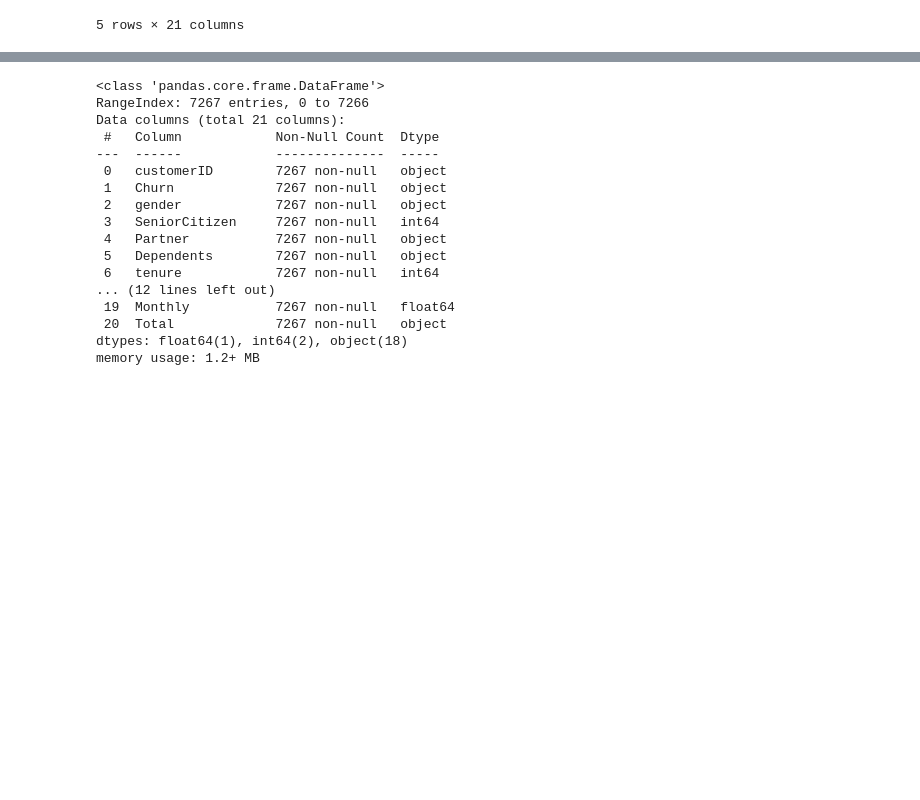
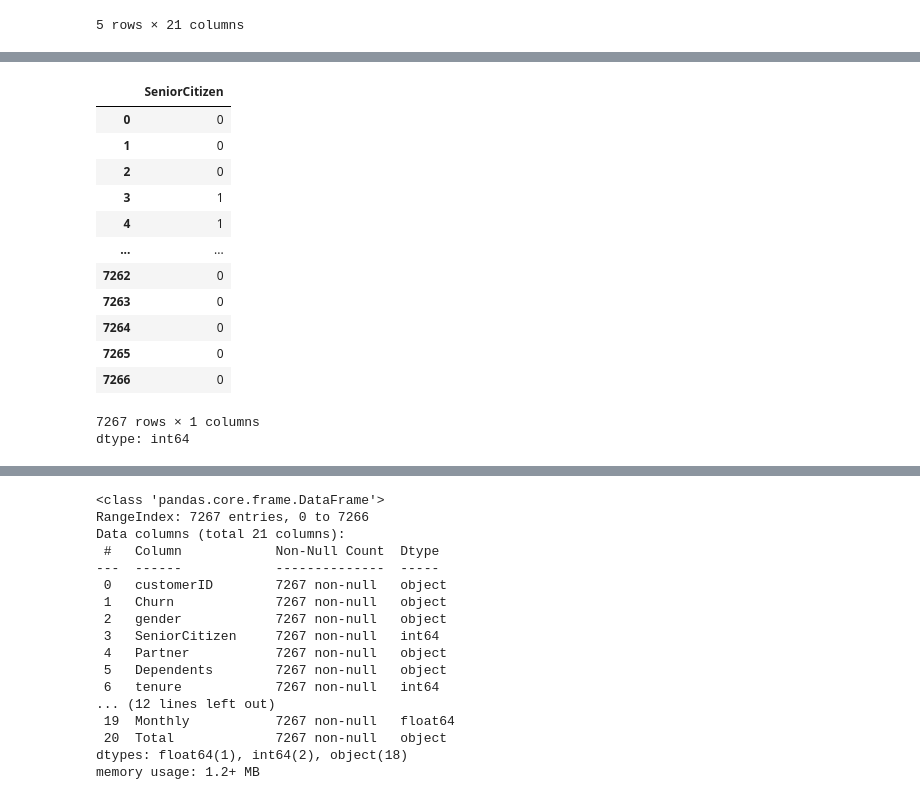
Before and after one commit to adcorprotecgt/challangeTelecomXLuisRodriguez, a Jupyter notebook: challangeTelecomXLuisRodriguezAlura.ipynb, the cells around one changed output, grey strips where cells are left out. Drawn from its saved outputs; the diff is of its cells as text; code cells hidden in the pictures; blank space fills up the shorter version.

```diff
--- a/challangeTelecomXLuisRodriguezAlura.ipynb
+++ b/challangeTelecomXLuisRodriguezAlura.ipynb
@@ -67,0 +80,17 @@ array([0, 1])
+# %%
+df['SeniorCitizen']
+# %% [output]
+|  | SeniorCitizen |
+| 0 | 0 |
+| 1 | 0 |
+| 2 | 0 |
+| 3 | 1 |
+| 4 | 1 |
+| ... | ... |
+| 7262 | 0 |
+| 7263 | 0 |
+| 7264 | 0 |
+| 7265 | 0 |
+| 7266 | 0 |
+7267 rows × 1 columns
+dtype: int64
```
Also changed, not shown: parts of 8 cells of this notebook.
